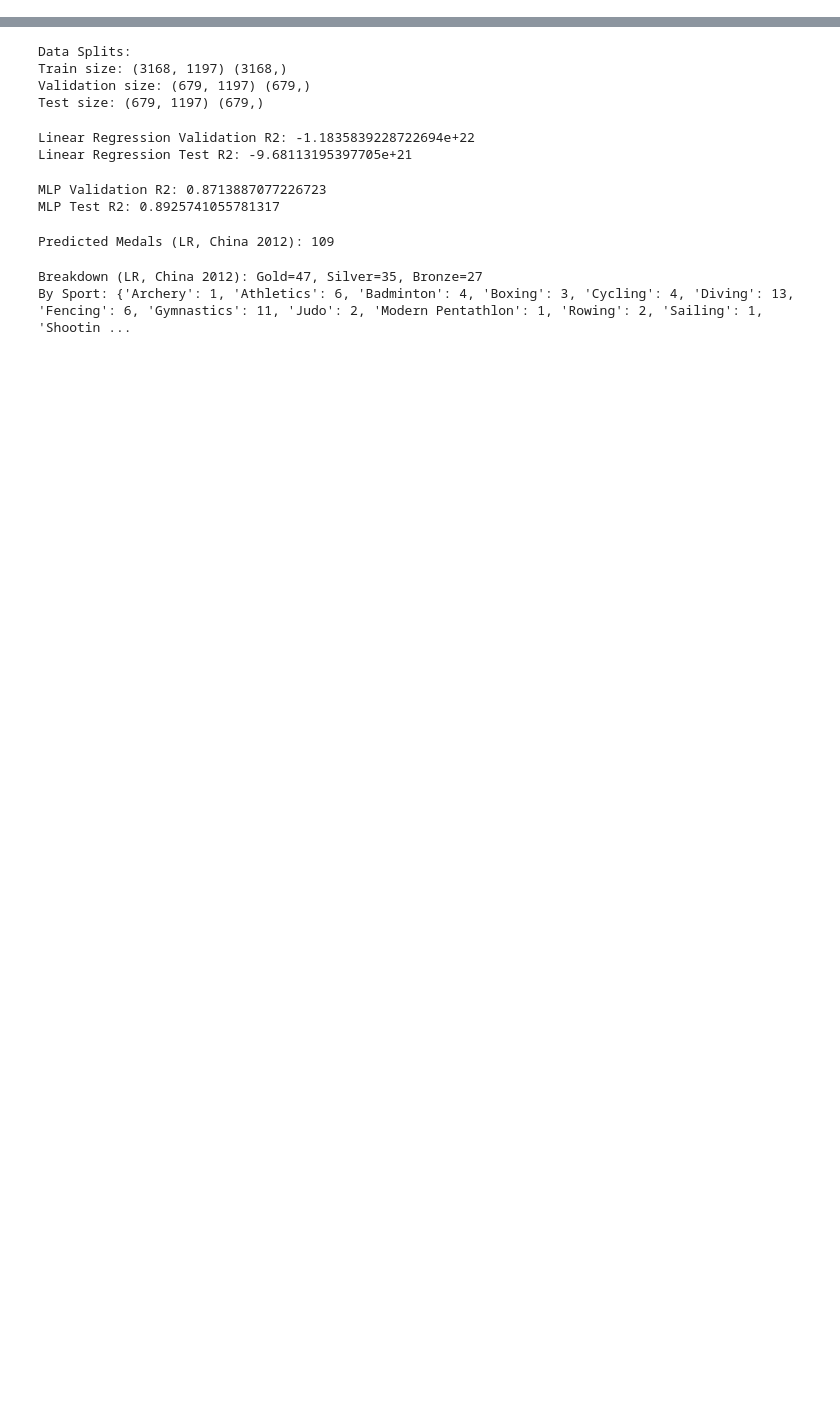
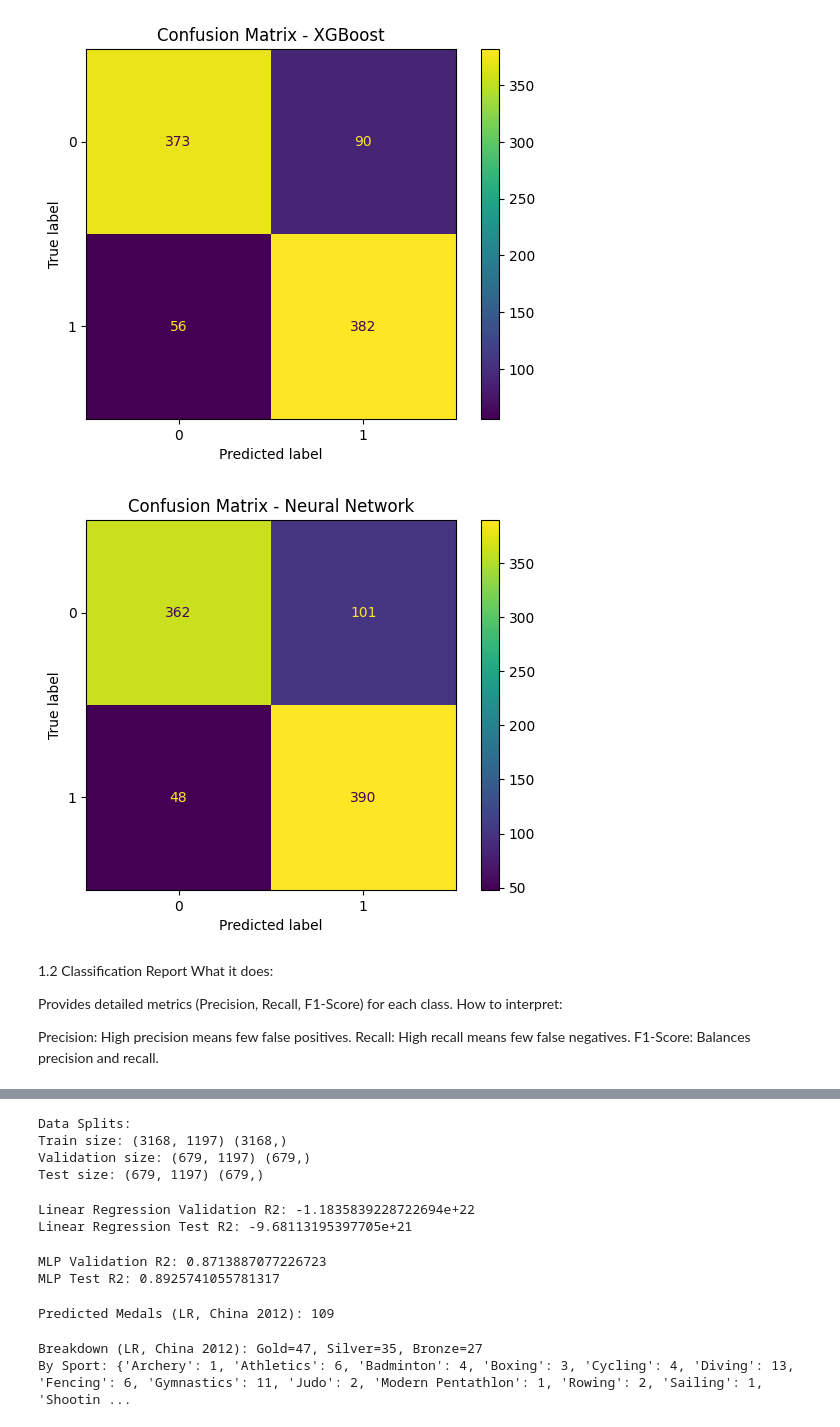
Before and after one commit to tabrezdn1/olympics-medal-prediction, a Jupyter notebook: main.ipynb, the cells around one changed output, grey strips where cells are left out. Saved outputs shown, nothing was run; the diff lists cells and outputs as text; code cells hidden in the pictures; blank space fills up the shorter version.

```diff
--- a/main.ipynb
+++ b/main.ipynb
@@ -790,0 +1254,20 @@ fig.show()
+# %%
+#If you also want to tune the Neural Network
+param_grid_nn = {
+    'hidden_layer_sizes': [(50,), (100,), (50, 30), (100, 50)],
+    'activation': ['relu', 'tanh'],
+    'learning_rate_init': [0.001, 0.01, 0.1],
+    'max_iter': [200, 300, 500]
+}
+
+grid_nn = GridSearchCV(
+    estimator=MLPClassifier(random_state=42),
+    param_grid=param_grid_nn,
+    cv=3,
+    scoring='f1',
+    verbose=2
+)
+
+grid_nn.fit(X_train_scaled, y_train)
+print("Best parameters for Neural Network:", grid_nn.best_params_)
+best_nn = grid_nn.best_estimator_
@@ -790,0 +1312,22 @@ fig.show()
+# %%
+def plot_confusion_matrix(y_true, y_pred, model_name):
+    ConfusionMatrixDisplay.from_predictions(y_true, y_pred)
+    plt.title(f"Confusion Matrix - {model_name}")
+    plt.show()
+
+# XGBoost Confusion Matrix
+y_xgb_pred = best_xgb.predict(X_test)
+plot_confusion_matrix(y_test, y_xgb_pred, "XGBoost")
+
+# Neural Network Confusion Matrix
+y_nn_pred = best_nn.predict(X_test_scaled)
+plot_confusion_matrix(y_test, y_nn_pred, "Neural Network")
+# %% [output]
+[figure, added]
+[figure, added]
+# %% [markdown]
+1.2 Classification Report What it does:
+
+Provides detailed metrics (Precision, Recall, F1-Score) for each class. How to interpret:
+
+Precision: High precision means few false positives. Recall: High recall means few false negatives. F1-Score: Balances precision and recall.
```
Also changed, not shown: parts of 33 cells of this notebook.
